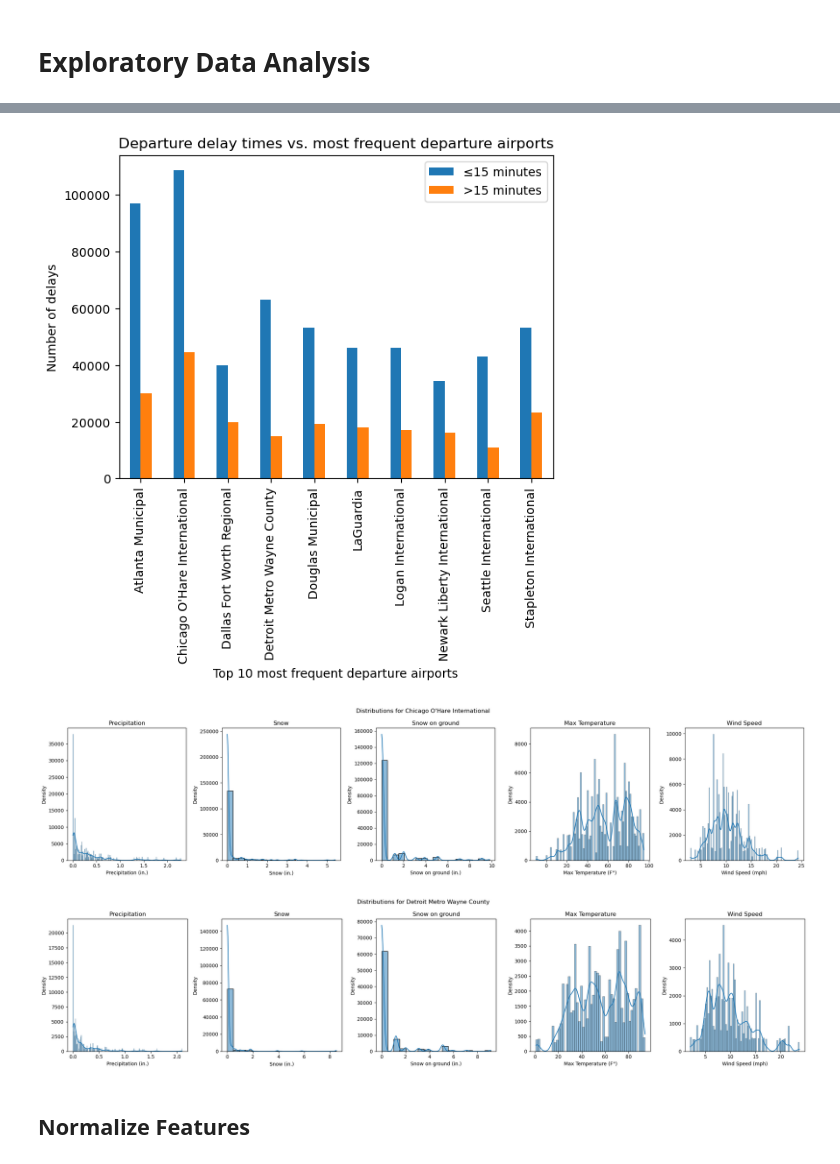
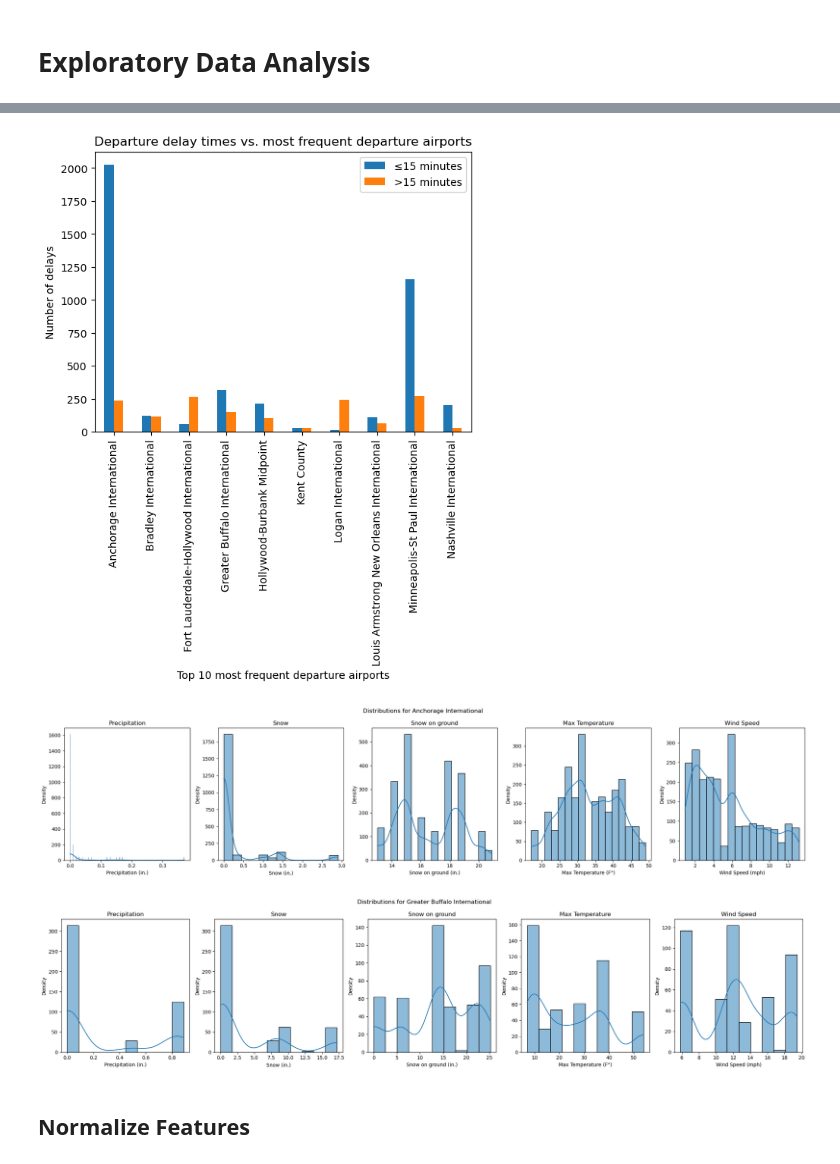
Before and after one commit to KiranSmelser/flight-delay-predictor, a Jupyter notebook: main.ipynb, the cells around one changed output, grey strips where cells are left out. Drawn from its saved outputs; the diff is of its cells as text; code cells hidden in the pictures.

```diff
--- a/main.ipynb
+++ b/main.ipynb
@@ -15,7 +15,7 @@ from sklearn.metrics import roc_curve, roc_auc_score, confusion_matrix
 df = pd.read_csv('../flight_data.csv')
 df = df[['DEPARTING_AIRPORT', 'PRCP', 'SNOW', 'SNWD', 'TMAX', 'AWND', 'DEP_DEL15']]
 df = df.dropna()
-df = df[(df['PRCP'] > 0) | (df['SNOW'] > 0) | (df['SNWD'] > 0)]
+df = df[(df['PRCP'] > 5.8) | (df['SNOW'] > 8.6) | (df['SNWD'] > 12.5)]
 # %% [markdown]
 # Exploratory Data Analysis
 # %%
@@ -55,28 +55,28 @@ plt.ylabel('Number of delays')
 plt.legend(['≤15 minutes', '>15 minutes'])
 plt.show()
 # %% [output]
-[figure, old version]
+[figure, new version]
 # %%
-top_airports = ['Chicago O\'Hare International', 'Detroit Metro Wayne County']
+top_airports = ['Anchorage International', 'Greater Buffalo International']
 df_filtered = df[df['DEPARTING_AIRPORT'].isin(top_airports)]
 
 # Distributions
 variables = ['PRCP', 'SNOW', 'SNWD', 'TMAX', 'AWND']
 titles = ['Precipitation', 'Snow', 'Snow on ground', 'Max Temperature', 'Wind Speed']
 x_labels = ['Precipitation (in.)', 'Snow (in.)', 'Snow on ground (in.)', 'Max Temperature (F°)', 'Wind Speed (mph)']
 for airport in top_airports:
     fig, axs = plt.subplots(1, len(variables), figsize=(22, 5))
     fig.suptitle(f'Distributions for {airport}')
     for i, var in enumerate(variables):
         sns.histplot(df_filtered[df_filtered['DEPARTING_AIRPORT'] == airport][var], kde=True, ax=axs[i])
         axs[i].set_title(titles[i])
         axs[i].set_xlabel(x_labels[i])
         axs[i].set_ylabel('Density')
     plt.tight_layout()
     plt.show()
 # %% [output]
-[figure, old version]
+[figure, new version]
-[figure, old version]
+[figure, new version]
 # %% [markdown]
 ## Normalize Features
 # %%
```
Also changed, not shown: parts of 5 cells of this notebook.
